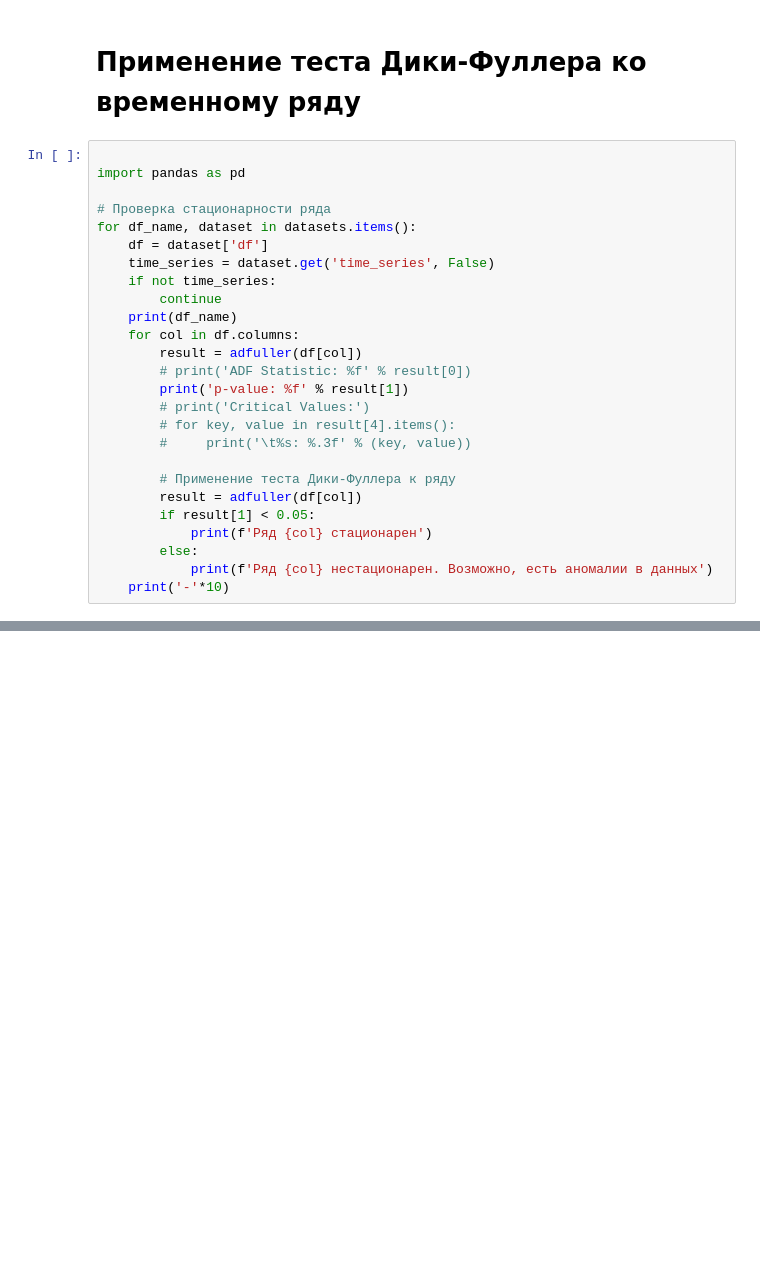
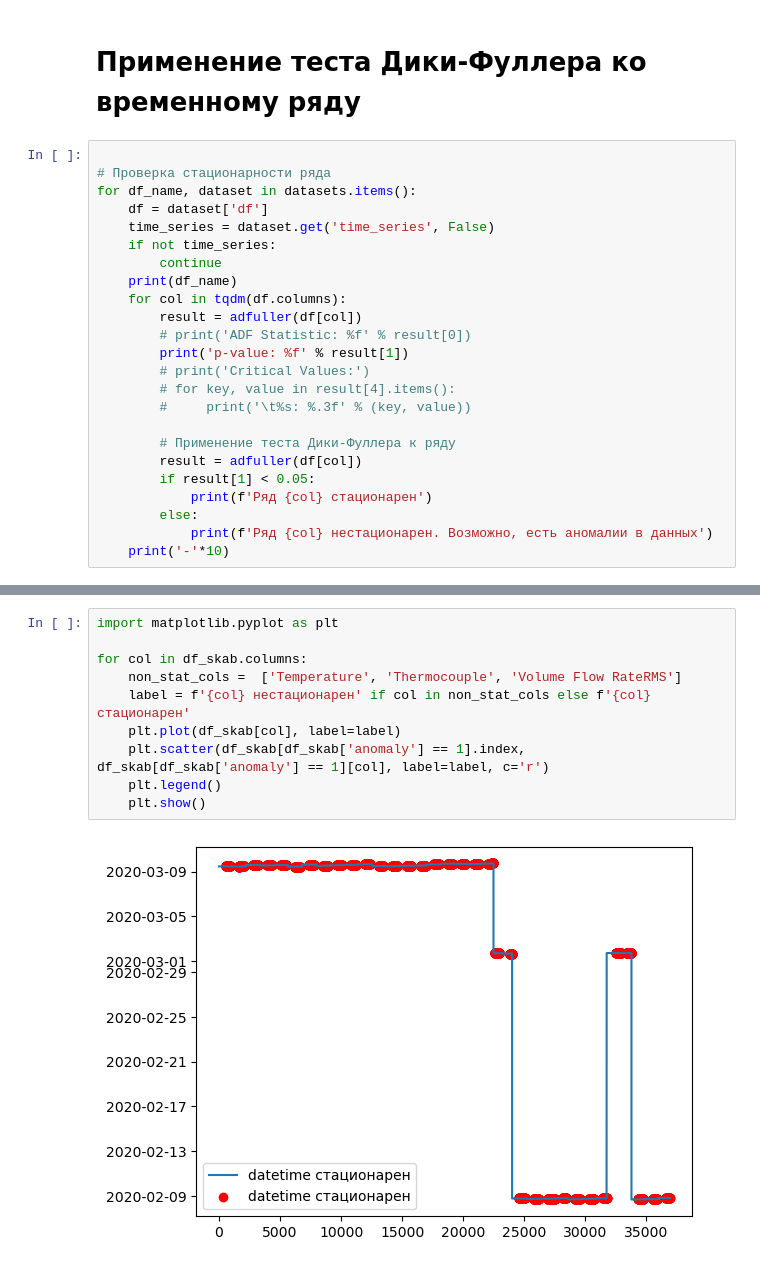
Before and after one commit to rufous86/novelty_detection, a Jupyter notebook: adfuller.ipynb, the cells around one changed output, grey strips where cells are left out. Saved outputs shown, nothing was run; the diff lists cells and outputs as text; blank space fills up the shorter version.

```diff
--- a/adfuller.ipynb
+++ b/adfuller.ipynb
@@ -152,8 +153,6 @@ datasets = {
 # %% [markdown]
 # Применение теста Дики-Фуллера ко временному ряду
 # %%
-
-import pandas as pd
 
 # Проверка стационарности ряда
 for df_name, dataset in datasets.items():
@@ -162,7 +161,7 @@ for df_name, dataset in datasets.items():
     if not time_series:
         continue
     print(df_name)
-    for col in df.columns:
+    for col in tqdm(df.columns):
         result = adfuller(df[col])
         # print('ADF Statistic: %f' % result[0])
         print('p-value: %f' % result[1])
@@ -200,0 +198,12 @@ p-value: 0.000000
+# %%
+import matplotlib.pyplot as plt
+
+for col in df_skab.columns:
+    non_stat_cols =  ['Temperature', 'Thermocouple', 'Volume Flow RateRMS']
+    label = f'{col} нестационарен' if col in non_stat_cols else f'{col} стационарен'
+    plt.plot(df_skab[col], label=label)
+    plt.scatter(df_skab[df_skab['anomaly'] == 1].index, df_skab[df_skab['anomaly'] == 1][col], label=label, c='r')
+    plt.legend()
+    plt.show()
+# %% [output]
+[figure, added]
```
Also changed, not shown: parts of 4 cells of this notebook, 2 other files.
